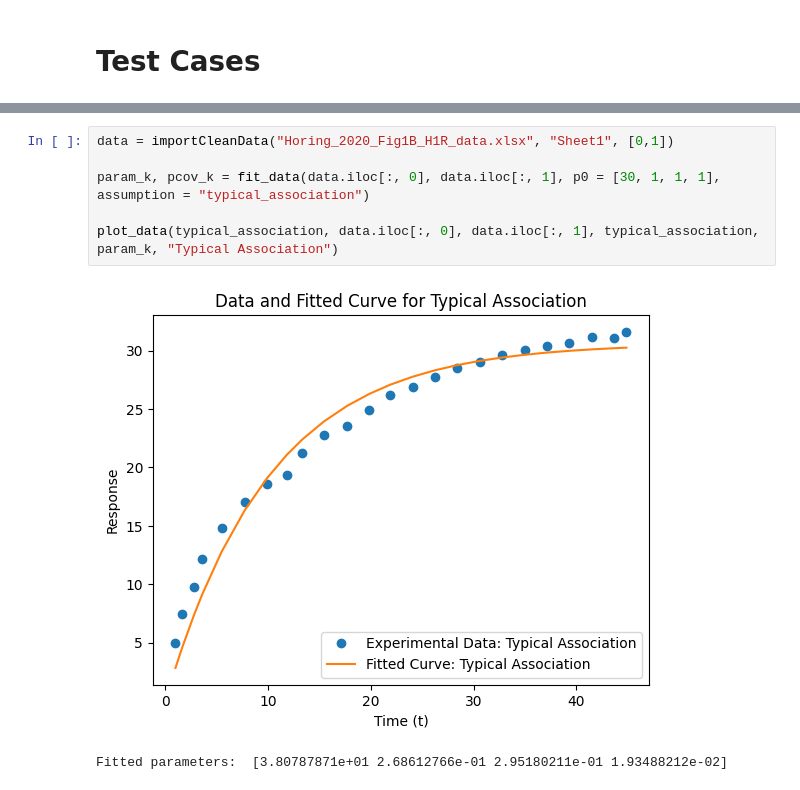
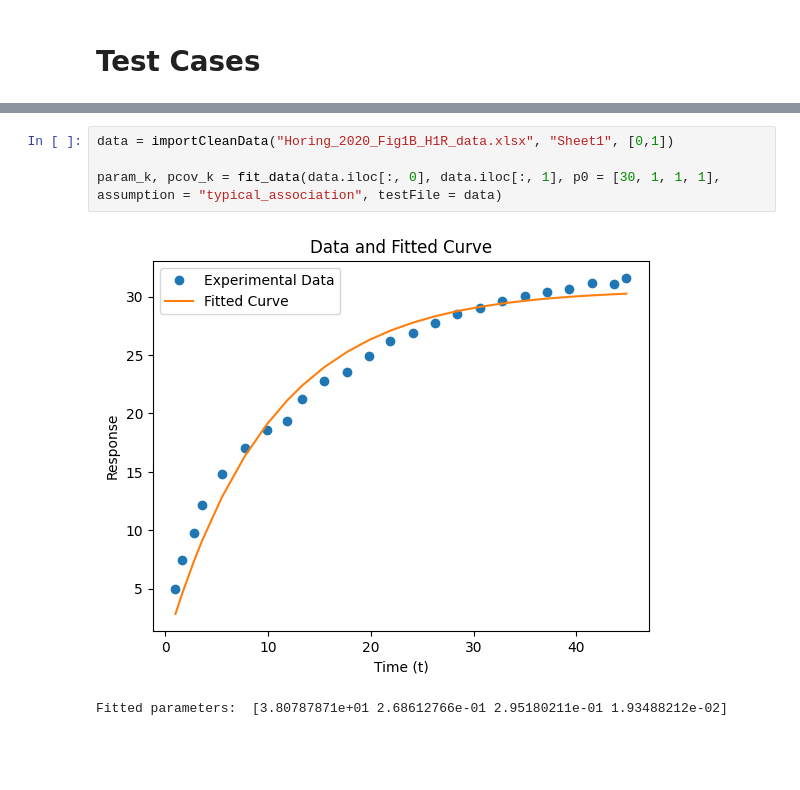
Before and after one commit to Ara101/Data_extraction_kinetic_signaling_data, a Jupyter notebook: Code/python/rate_kinetics_final.ipynb, the cells around one changed output, grey strips where cells are left out. Saved outputs shown, nothing was run; the diff lists cells and outputs as text; blank space fills up the shorter version.

```diff
--- a/Code/python/rate_kinetics_final.ipynb
+++ b/Code/python/rate_kinetics_final.ipynb
@@ -402,11 +473,9 @@ Fitted parameters:  [-0.01487686  1.08073844  0.11894768  0.0531763   3.10489407
 # %%
 data = importCleanData("Horing_2020_Fig1B_H1R_data.xlsx", "Sheet1", [0,1])
 
-param_k, pcov_k = fit_data(data.iloc[:, 0], data.iloc[:, 1], p0 = [30, 1, 1, 1], assumption = "typical_association")
-
-plot_data(typical_association, data.iloc[:, 0], data.iloc[:, 1], typical_association, param_k, "Typical Association")
+param_k, pcov_k = fit_data(data.iloc[:, 0], data.iloc[:, 1], p0 = [30, 1, 1, 1], assumption = "typical_association", testFile = data)
 # %% [output]
-[figure, old version]
+[figure, new version]
 Fitted parameters:  [3.80787871e+01 2.68612766e-01 2.95180211e-01 1.93488212e-02]
 # %%
 data = importCleanData("Hilger_2021_Fig_S9A_Beta2AR_data.xlsx", "Sheet1", [0,1])
```
Also changed, not shown: parts of 6 cells of this notebook, 1 other file.
